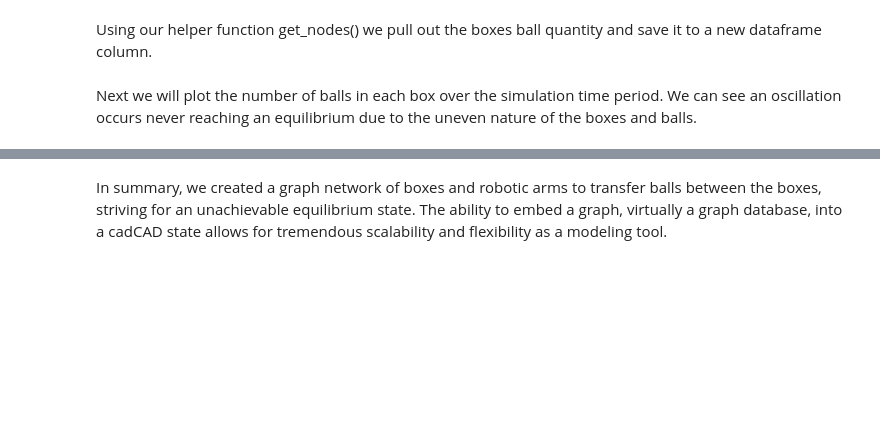
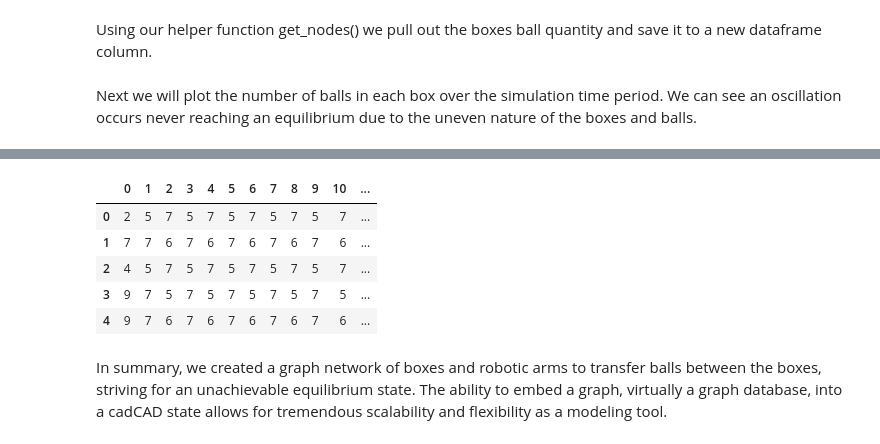
Before and after one commit to cadCAD-org/demos, a Jupyter notebook: tutorials/robots_and_marbles/robot-marbles-part-5/robot-marbles-part-5.ipynb, the cells around one changed output, grey strips where cells are left out. Saved outputs shown, nothing was run; the diff lists cells and outputs as text; code cells hidden in the pictures; blank space fills up the shorter version.

```diff
--- a/tutorials/robots_and_marbles/robot-marbles-part-5/robot-marbles-part-5.ipynb
+++ b/tutorials/robots_and_marbles/robot-marbles-part-5/robot-marbles-part-5.ipynb
@@ -195,2 +200,11 @@ plt.legend(['Box #'+str(node) for node in range(boxes)], ncol = 2)
+# %%
+fig_df.T.style.background_gradient(cmap ='viridis').set_properties(**{'font-size': '20px'})
+# %% [output]
+|  | 0 | 1 | 2 | 3 | 4 | 5 | 6 | 7 | 8 | 9 | 10 | ... |
+| 0 | 2 | 5 | 7 | 5 | 7 | 5 | 7 | 5 | 7 | 5 | 7 | ... |
+| 1 | 7 | 7 | 6 | 7 | 6 | 7 | 6 | 7 | 6 | 7 | 6 | ... |
+| 2 | 4 | 5 | 7 | 5 | 7 | 5 | 7 | 5 | 7 | 5 | 7 | ... |
+| 3 | 9 | 7 | 5 | 7 | 5 | 7 | 5 | 7 | 5 | 7 | 5 | ... |
+| 4 | 9 | 7 | 6 | 7 | 6 | 7 | 6 | 7 | 6 | 7 | 6 | ... |
 # %% [markdown]
 In summary, we created a graph network of boxes and robotic arms to transfer balls between the boxes, striving for an unachievable equilibrium state. The ability to embed a graph, virtually a graph database, into a cadCAD state allows for tremendous scalability and flexibility as a modeling tool.
```
Also changed, not shown: parts of 8 cells of this notebook.
